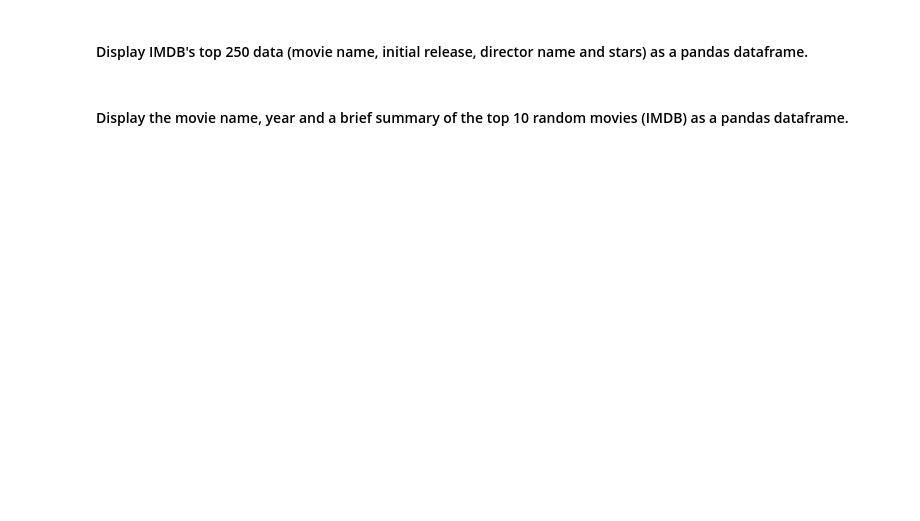
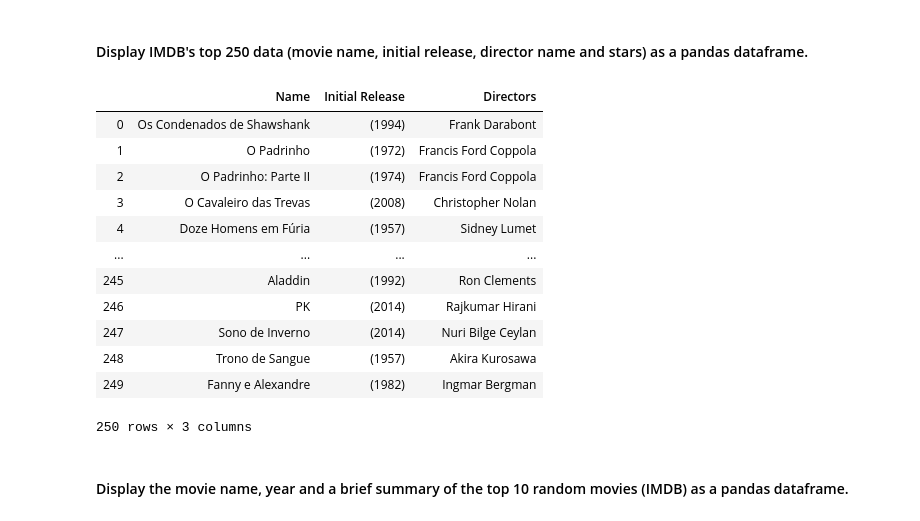
Before and after one commit to ta-data-lis/lab-web-scraping, a Jupyter notebook: your-code/main.ipynb, the cells around one changed output. Cells and saved outputs as stored; diff of their text form; code cells hidden in the pictures; blank space fills up the shorter version.

```diff
--- a/your-code/main.ipynb
+++ b/your-code/main.ipynb
@@ -168,3 +347,40 @@ url = 'https://www.imdb.com/chart/top'
+# %%
+response = requests.get(url)
+html = response.content
+soup = BeautifulSoup(html, "lxml")
+table = soup.find_all('table',{'class':'chart full-width'})[0]
+
+rows = table.find_all('tr')
+rows = [row.text.strip().split("\n") for row in rows]
+
+data = rows[1:251]
+
+df = pd.DataFrame(data)
+df = df.iloc[:, 1:3]
+df.columns = ['Name', 'Initial Release']
+
+names = [name.get('title') for name in soup.find_all('a')]
+without_nones = [name for name in names if name != None]
+new_list = [names.split(',')[0] for names in without_nones]
+new_list2 = [names.replace(' (dir.)','') for names in list]
+new_list2 = new_list2[:250]
+
+df['Directors'] = new_list2
+df
+# %% [output]
+|  | Name | Initial Release | Directors |
+| 0 | Os Condenados de Shawshank | (1994) | Frank Darabont |
+| 1 | O Padrinho | (1972) | Francis Ford Coppola |
+| 2 | O Padrinho: Parte II | (1974) | Francis Ford Coppola |
+| 3 | O Cavaleiro das Trevas | (2008) | Christopher Nolan |
+| 4 | Doze Homens em Fúria | (1957) | Sidney Lumet |
+| ... | ... | ... | ... |
+| 245 | Aladdin | (1992) | Ron Clements |
+| 246 | PK | (2014) | Rajkumar Hirani |
+| 247 | Sono de Inverno | (2014) | Nuri Bilge Ceylan |
+| 248 | Trono de Sangue | (1957) | Akira Kurosawa |
+| 249 | Fanny e Alexandre | (1982) | Ingmar Bergman |
+250 rows × 3 columns
 # %% [markdown]
 #### Display the movie name, year and a brief summary of the top 10 random movies (IMDB) as a pandas dataframe.
 # %%
```
Also changed, not shown: parts of 31 cells of this notebook.
